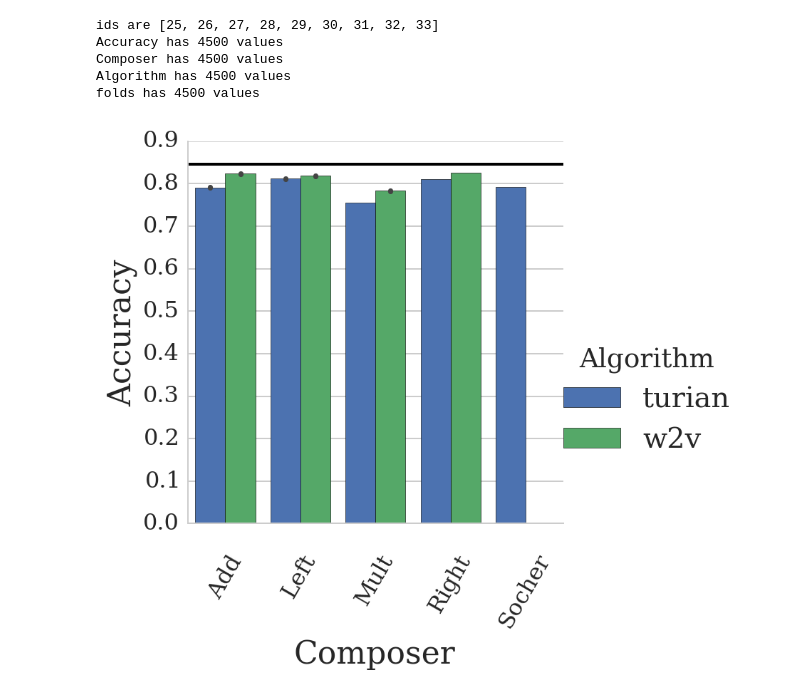
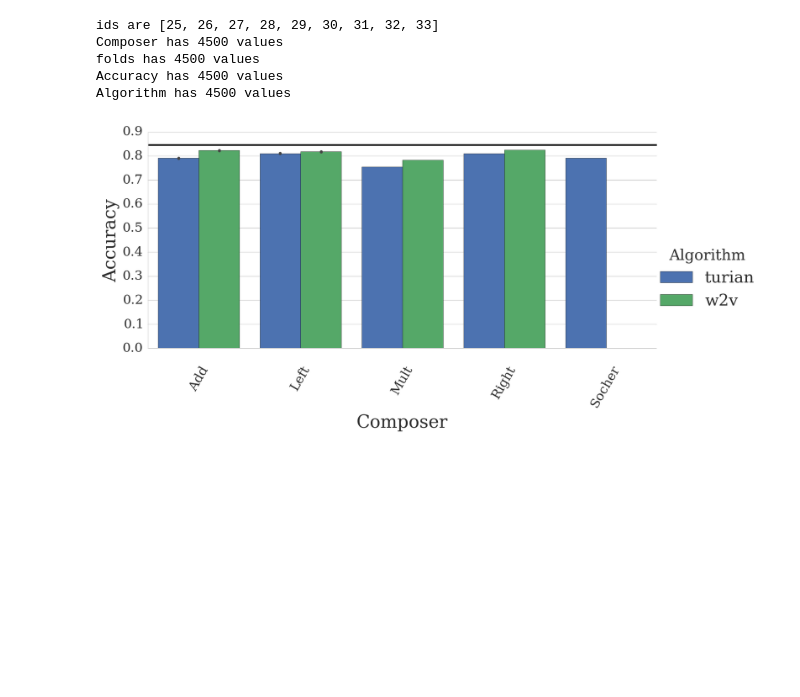
Before and after one commit to mbatchkarov/ExpLosion, a Jupyter notebook: notebooks/hybrid_experiments.ipynb, the cells around one changed output. Drawn from its saved outputs; the diff is of its cells as text; code cells hidden in the pictures; blank space fills up the shorter version.

```diff
--- a/notebooks/hybrid_experiments.ipynb
+++ b/notebooks/hybrid_experiments.ipynb
@@ -12,17 +12,17 @@ def get_exp_ids(corpus='amazon_grouped-tagged'):
 # %%
 ids = get_exp_ids()
 print('ids are', ids)
 df = dataframe_from_exp_ids(ids, {'Algorithm':'expansions__vectors__algorithm',
                                   'Composer':'expansions__vectors__composer'})
 grid = sns.factorplot(hue='Algorithm', y='Accuracy', data=df, x='Composer',
-                      kind='bar');
+                      kind='bar', aspect=2);
 grid.set_xticklabels(rotation=60);
 plt.axhline(nondistributional_baseline(), c='k')
 plt.savefig('plot-w2v-turian-hybrid.pdf', format='pdf', dpi=300)
 # %% [output]
 ids are [25, 26, 27, 28, 29, 30, 31, 32, 33]
+Composer has 4500 values
+folds has 4500 values
 Accuracy has 4500 values
-Composer has 4500 values
 Algorithm has 4500 values
-folds has 4500 values
-[figure, old version]
+[figure, new version]
```
Also changed, not shown: parts of 1 cell of this notebook, 4 other files.
